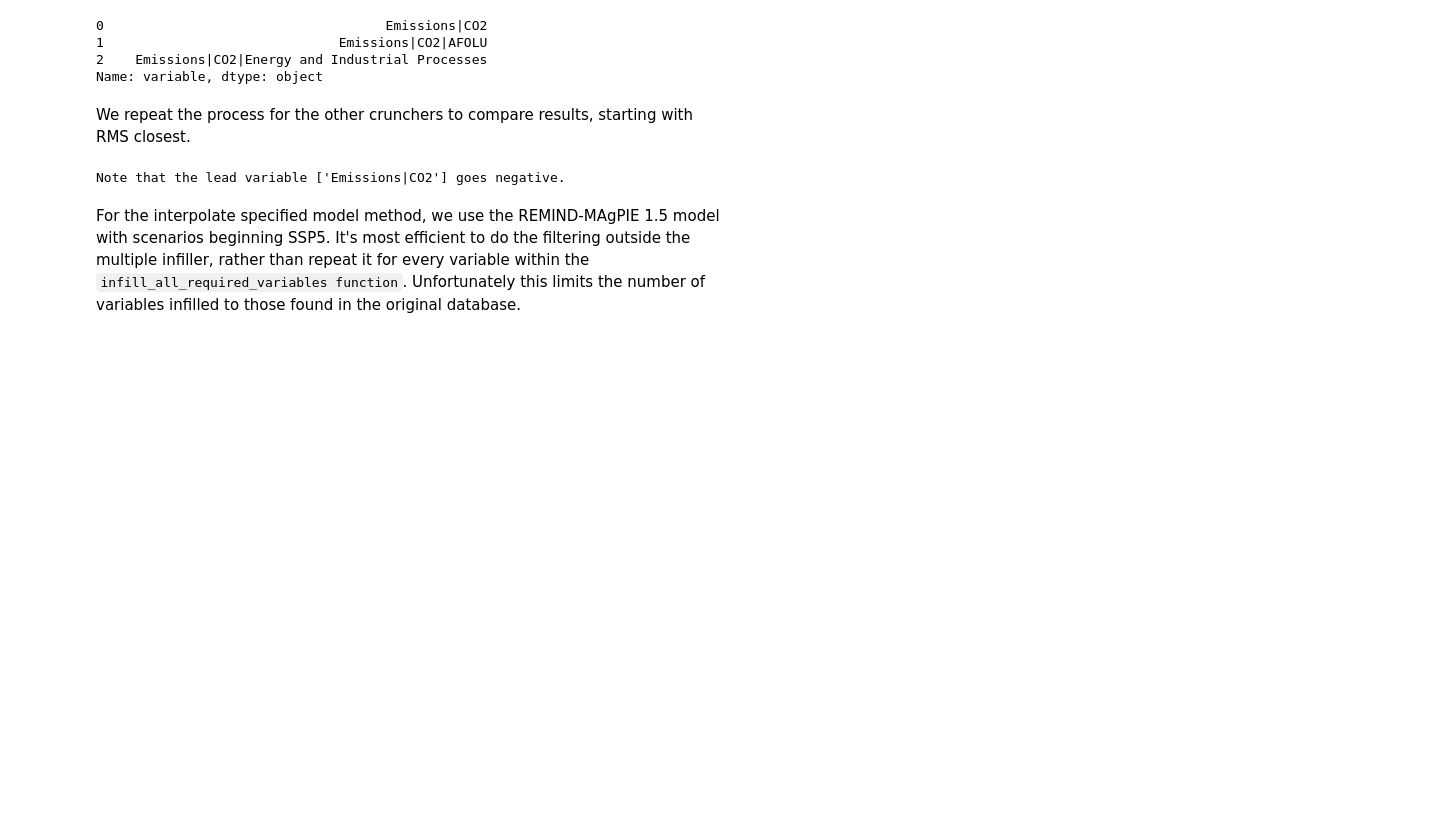
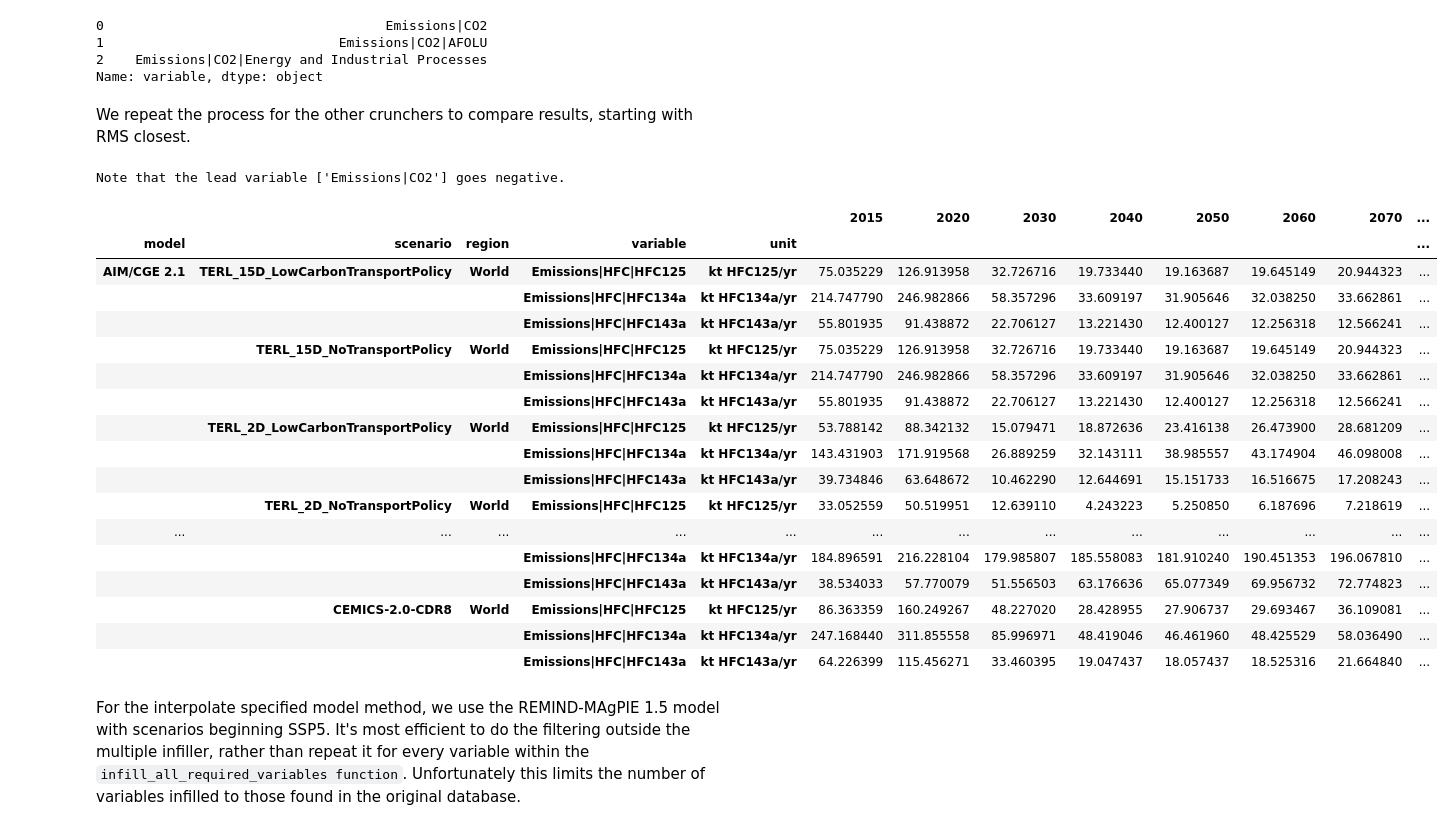
Before and after one commit to GranthamImperial/silicone_examples, a Jupyter notebook: notebooks/Infilling_example_complete_sr1.5.ipynb, the cells around one changed output. Drawn from its saved outputs; the diff is of its cells as text; code cells hidden in the pictures; blank space fills up the shorter version.

```diff
--- a/notebooks/Infilling_example_complete_sr1.5.ipynb
+++ b/notebooks/Infilling_example_complete_sr1.5.ipynb
@@ -172,6 +201,27 @@ closest_infilled = mi.infill_all_required_variables(
 )
 # %% [output]
 Note that the lead variable ['Emissions|CO2'] goes negative.
+# %%
+closest_infilled.filter(variable="Emissions|HFC|HFC1*").timeseries().head(60)
+# %% [output]
+|  |  |  |  |  | 2015 | 2020 | 2030 | 2040 | 2050 | 2060 | 2070 | ... |
+| model | scenario | region | variable | unit |  |  |  |  |  |  |  | ... |
+| AIM/CGE 2.1 | TERL_15D_LowCarbonTransportPolicy | World | Emissions|HFC|HFC125 | kt HFC125/yr | 75.035229 | 126.913958 | 32.726716 | 19.733440 | 19.163687 | 19.645149 | 20.944323 | ... |
+|  |  |  | Emissions|HFC|HFC134a | kt HFC134a/yr | 214.747790 | 246.982866 | 58.357296 | 33.609197 | 31.905646 | 32.038250 | 33.662861 | ... |
+|  |  |  | Emissions|HFC|HFC143a | kt HFC143a/yr | 55.801935 | 91.438872 | 22.706127 | 13.221430 | 12.400127 | 12.256318 | 12.566241 | ... |
+|  | TERL_15D_NoTransportPolicy | World | Emissions|HFC|HFC125 | kt HFC125/yr | 75.035229 | 126.913958 | 32.726716 | 19.733440 | 19.163687 | 19.645149 | 20.944323 | ... |
+|  |  |  | Emissions|HFC|HFC134a | kt HFC134a/yr | 214.747790 | 246.982866 | 58.357296 | 33.609197 | 31.905646 | 32.038250 | 33.662861 | ... |
+|  |  |  | Emissions|HFC|HFC143a | kt HFC143a/yr | 55.801935 | 91.438872 | 22.706127 | 13.221430 | 12.400127 | 12.256318 | 12.566241 | ... |
+|  | TERL_2D_LowCarbonTransportPolicy | World | Emissions|HFC|HFC125 | kt HFC125/yr | 53.788142 | 88.342132 | 15.079471 | 18.872636 | 23.416138 | 26.473900 | 28.681209 | ... |
+|  |  |  | Emissions|HFC|HFC134a | kt HFC134a/yr | 143.431903 | 171.919568 | 26.889259 | 32.143111 | 38.985557 | 43.174904 | 46.098008 | ... |
+|  |  |  | Emissions|HFC|HFC143a | kt HFC143a/yr | 39.734846 | 63.648672 | 10.462290 | 12.644691 | 15.151733 | 16.516675 | 17.208243 | ... |
+|  | TERL_2D_NoTransportPolicy | World | Emissions|HFC|HFC125 | kt HFC125/yr | 33.052559 | 50.519951 | 12.639110 | 4.243223 | 5.250850 | 6.187696 | 7.218619 | ... |
+| ... | ... | ... | ... | ... | ... | ... | ... | ... | ... | ... | ... | ... |
+|  |  |  | Emissions|HFC|HFC134a | kt HFC134a/yr | 184.896591 | 216.228104 | 179.985807 | 185.558083 | 181.910240 | 190.451353 | 196.067810 | ... |
+|  |  |  | Emissions|HFC|HFC143a | kt HFC143a/yr | 38.534033 | 57.770079 | 51.556503 | 63.176636 | 65.077349 | 69.956732 | 72.774823 | ... |
+|  | CEMICS-2.0-CDR8 | World | Emissions|HFC|HFC125 | kt HFC125/yr | 86.363359 | 160.249267 | 48.227020 | 28.428955 | 27.906737 | 29.693467 | 36.109081 | ... |
+|  |  |  | Emissions|HFC|HFC134a | kt HFC134a/yr | 247.168440 | 311.855558 | 85.996971 | 48.419046 | 46.461960 | 48.425529 | 58.036490 | ... |
+|  |  |  | Emissions|HFC|HFC143a | kt HFC143a/yr | 64.226399 | 115.456271 | 33.460395 | 19.047437 | 18.057437 | 18.525316 | 21.664840 | ... |
 # %% [markdown]
 For the interpolate specified model method, we use the REMIND-MAgPIE 1.5 model with scenarios beginning SSP5. It's most efficient to do the filtering outside the multiple infiller, rather than repeat it for every variable within the `infill_all_required_variables function`. Unfortunately this limits the number of variables infilled to those found in the original database.
 # %%
```
Also changed, not shown: parts of 14 cells of this notebook.
